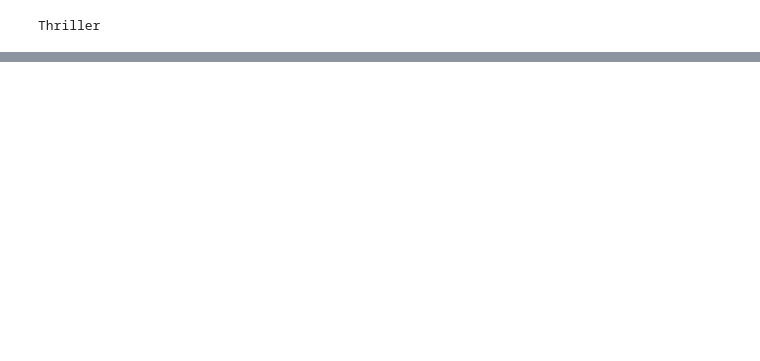
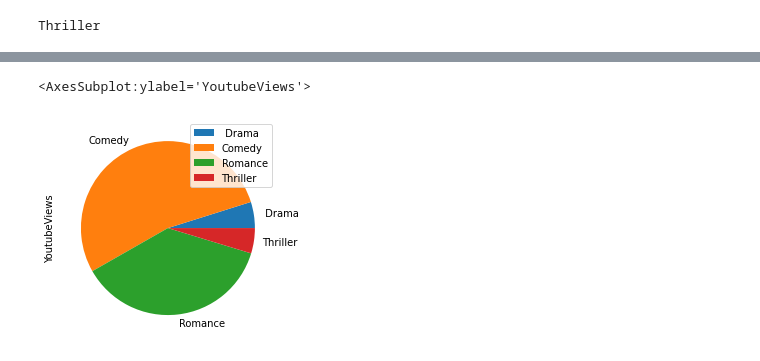
Before and after one commit to rohanrudra55/python-fundamentals, a Jupyter notebook: modules/Pandas.ipynb, the cells around one changed output, grey strips where cells are left out. Drawn from its saved outputs; the diff is of its cells as text; code cells hidden in the pictures; blank space fills up the shorter version.

```diff
--- a/modules/Pandas.ipynb
+++ b/modules/Pandas.ipynb
@@ -134,0 +153,5 @@ Thriller
+# %%
+(myvar1.head(10)).groupby(['Genre']).sum().plot(kind='pie', y='YoutubeViews')
+# %% [output]
+<AxesSubplot:ylabel='YoutubeViews'>
+[figure, added]
```
Also changed, not shown: parts of 12 cells of this notebook, 1 other file.
